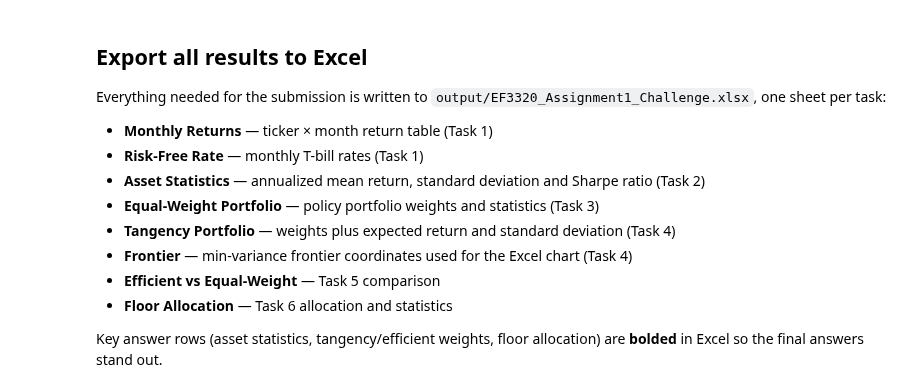
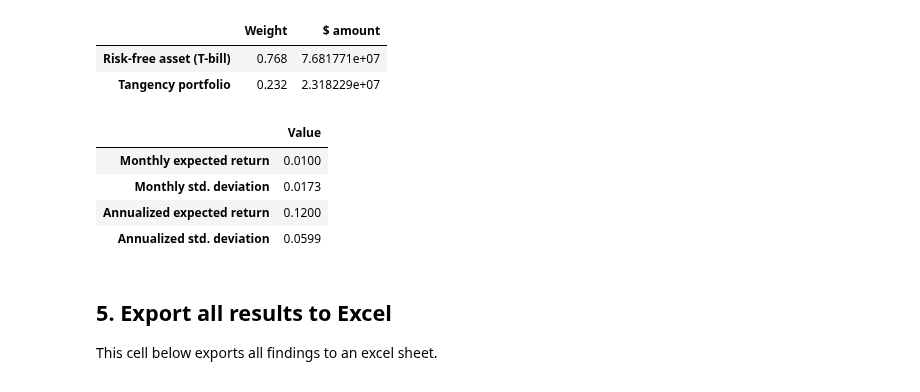
Before and after one commit to RyanDyson/portfolio-optimisation, a Jupyter notebook: solution.ipynb, the cells around one changed output. Drawn from its saved outputs; the diff is of its cells as text; code cells hidden in the pictures.

```diff
--- a/solution.ipynb
+++ b/solution.ipynb
@@ -263,44 +358,39 @@ $$r_f + y\,(r_{\tan} - r_f) = 1\% \quad \Longleftrightarrow \quad y = \frac{1\%
 
 the remainder $1 - y$ is invested at the T-bill rate, and the standard deviation scales to $\sigma = y \cdot \sigma_{\tan}$. If $y > 1$ the floor requires borrowing at the T-bill rate (a levered position in the tangency portfolio). Dollar amounts for the $100 million fund are shown alongside the weights.
 # %%
-floor_monthly = 0.01  # client's floor: 1% per month
+floor_monthly = 0.01
 FUND_SIZE = 100_000_000
 
 y_tan = (floor_monthly - rf_mean_monthly) / (tan_stats["Monthly expected return"] - rf_mean_monthly)
 w_rf_complete = 1 - y_tan
 floor_sd_monthly = y_tan * tan_stats["Monthly std. deviation"]
 
 floor_allocation = pd.DataFrame({
   "Weight": [w_rf_complete, y_tan],
   "$ amount": [w_rf_complete * FUND_SIZE, y_tan * FUND_SIZE],
 }, index=["Risk-free asset (T-bill)", "Tangency portfolio"])
 
 floor_stats = pd.Series({
   "Monthly expected return": floor_monthly,
   "Monthly std. deviation": floor_sd_monthly,
   "Annualized expected return": floor_monthly * MONTHS_PER_YEAR,
   "Annualized std. deviation": floor_sd_monthly * np.sqrt(MONTHS_PER_YEAR),
 })
 
-print("Allocation to achieve the 1% monthly floor:")
+
 display(floor_allocation.round(3))
-print("Statistics of the floor portfolio:")
 display(floor_stats.round(4).to_frame("Value"))
-if y_tan > 1:
-  print("Note: weight > 100% in the tangency portfolio means borrowing at the T-bill rate (leverage).")
+# %% [output]
+|  | Weight | $ amount |
+| Risk-free asset (T-bill) | 0.768 | 7.681771e+07 |
+| Tangency portfolio | 0.232 | 2.318229e+07 |
+|  | Value |
+| Monthly expected return | 0.0100 |
+| Monthly std. deviation | 0.0173 |
+| Annualized expected return | 0.1200 |
+| Annualized std. deviation | 0.0599 |
 # %% [markdown]
-## Export all results to Excel
+## 5. Export all results to Excel
 
-Everything needed for the submission is written to `output/EF3320_Assignment1_Challenge.xlsx`, one sheet per task:
-
-- **Monthly Returns** — ticker × month return table (Task 1)
-- **Risk-Free Rate** — monthly T-bill rates (Task 1)
-- **Asset Statistics** — annualized mean return, standard deviation and Sharpe ratio (Task 2)
-- **Equal-Weight Portfolio** — policy portfolio weights and statistics (Task 3)
-- **Tangency Portfolio** — weights plus expected return and standard deviation (Task 4)
-- **Frontier** — min-variance frontier coordinates used for the Excel chart (Task 4)
-- **Efficient vs Equal-Weight** — Task 5 comparison
-- **Floor Allocation** — Task 6 allocation and statistics
-
-Key answer rows (asset statistics, tangency/efficient weights, floor allocation) are **bolded** in Excel so the final answers stand out.
+This cell below exports all findings to an excel sheet.
 # %%
```
Also changed, not shown: parts of 19 cells of this notebook, 5 other files.
